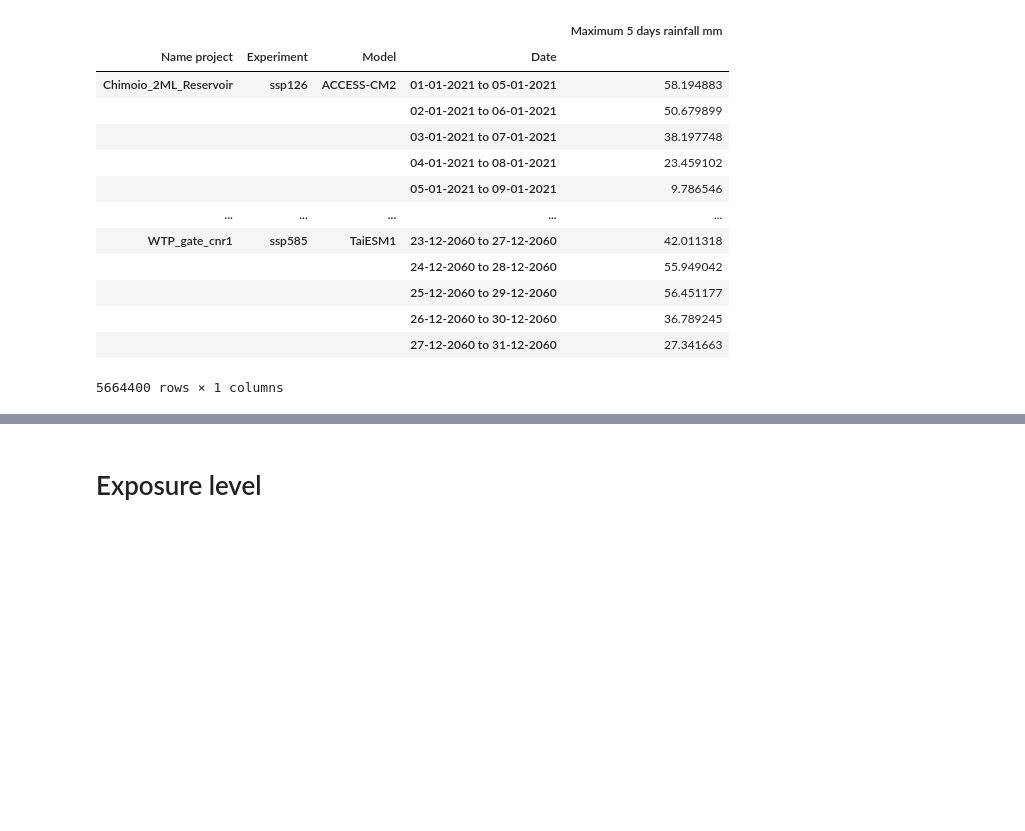
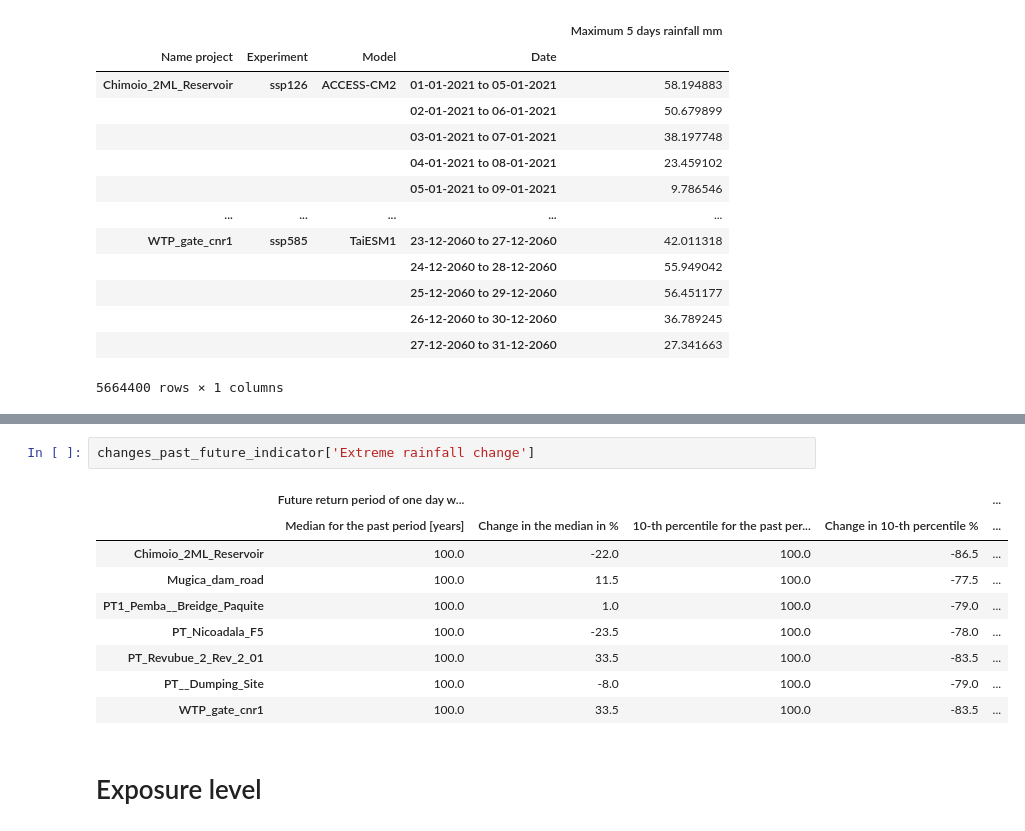
Before and after one commit to RaphaelPB/CRVA_tool, a Jupyter notebook: Precipitation indicators for general screening.ipynb, the cells around one changed output, grey strips where cells are left out. Saved outputs shown, nothing was run; the diff lists cells and outputs as text; blank space fills up the shorter version.

```diff
--- a/Precipitation indicators for general screening.ipynb
+++ b/Precipitation indicators for general screening.ipynb
@@ -672,3 +672,15 @@ changes_past_future_indicator
+# %%
+changes_past_future_indicator['Extreme rainfall change']
+# %% [output]
+|  | Future return period of one day w... |  |  |  | ... |
+|  | Median for the past period [years] | Change in the median in % | 10-th percentile for the past per... | Change in 10-th percentile % | ... |
+| Chimoio_2ML_Reservoir | 100.0 | -22.0 | 100.0 | -86.5 | ... |
+| Mugica_dam_road | 100.0 | 11.5 | 100.0 | -77.5 | ... |
+| PT1_Pemba__Breidge_Paquite | 100.0 | 1.0 | 100.0 | -79.0 | ... |
+| PT_Nicoadala_F5 | 100.0 | -23.5 | 100.0 | -78.0 | ... |
+| PT_Revubue_2_Rev_2_01 | 100.0 | 33.5 | 100.0 | -83.5 | ... |
+| PT__Dumping_Site | 100.0 | -8.0 | 100.0 | -79.0 | ... |
+| WTP_gate_cnr1 | 100.0 | 33.5 | 100.0 | -83.5 | ... |
 # %% [markdown]
 # Exposure level
 # %%
```
Also changed, not shown: parts of 52 cells of this notebook, 8 other files.
